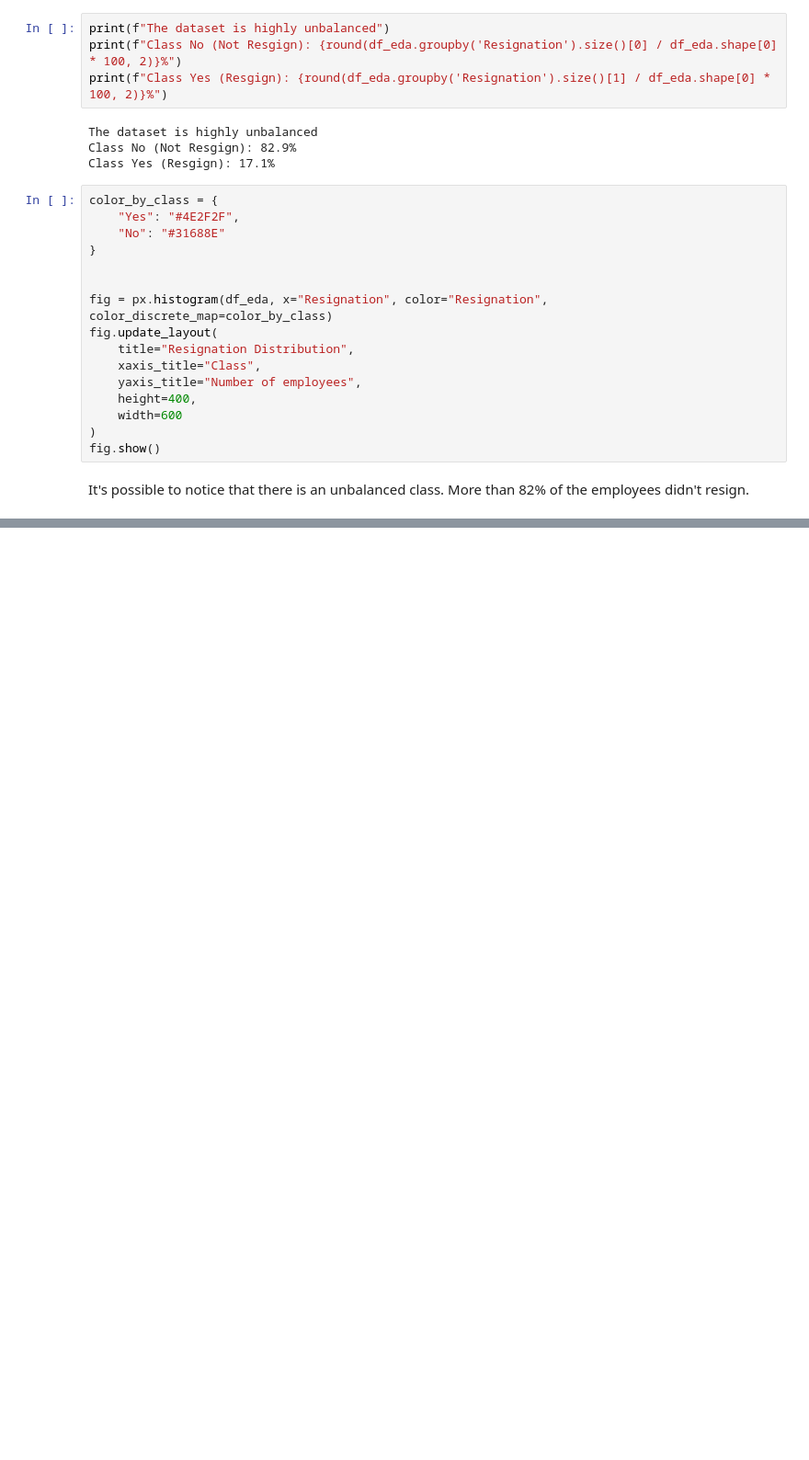
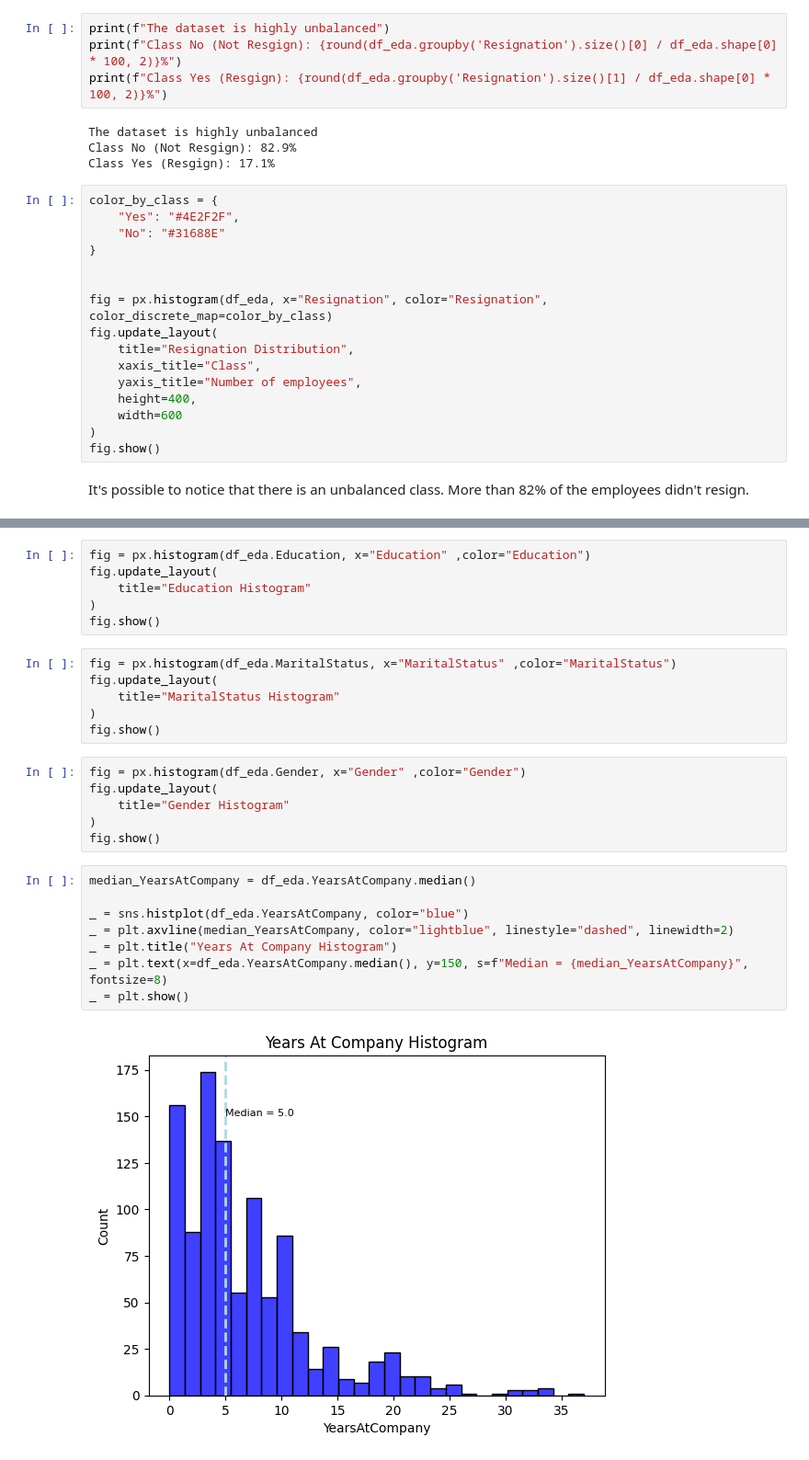
Before and after one commit to YuriCatramby/ds-clf-hr-resignation, a Jupyter notebook: ds-clf-hr-resignation.ipynb, the cells around one changed output, grey strips where cells are left out. Shown at 92% size. Drawn from its saved outputs; the diff is of its cells as text; blank space fills up the shorter version.

```diff
--- a/ds-clf-hr-resignation.ipynb
+++ b/ds-clf-hr-resignation.ipynb
@@ -205,0 +216,28 @@ It's possible to notice that there is an unbalanced class. More than 82% of the
+# %%
+fig = px.histogram(df_eda.Education, x="Education" ,color="Education")
+fig.update_layout(
+    title="Education Histogram"
+)
+fig.show()
+# %%
+fig = px.histogram(df_eda.MaritalStatus, x="MaritalStatus" ,color="MaritalStatus")
+fig.update_layout(
+    title="MaritalStatus Histogram"
+)
+fig.show()
+# %%
+fig = px.histogram(df_eda.Gender, x="Gender" ,color="Gender")
+fig.update_layout(
+    title="Gender Histogram"
+)
+fig.show()
+# %%
+median_YearsAtCompany = df_eda.YearsAtCompany.median()
+
+_ = sns.histplot(df_eda.YearsAtCompany, color="blue")
+_ = plt.axvline(median_YearsAtCompany, color="lightblue", linestyle="dashed", linewidth=2)
+_ = plt.title("Years At Company Histogram")
+_ = plt.text(x=df_eda.YearsAtCompany.median(), y=150, s=f"Median = {median_YearsAtCompany}", fontsize=8)
+_ = plt.show()
+# %% [output]
+[figure, added]
```
Also changed, not shown: parts of 10 cells of this notebook.
